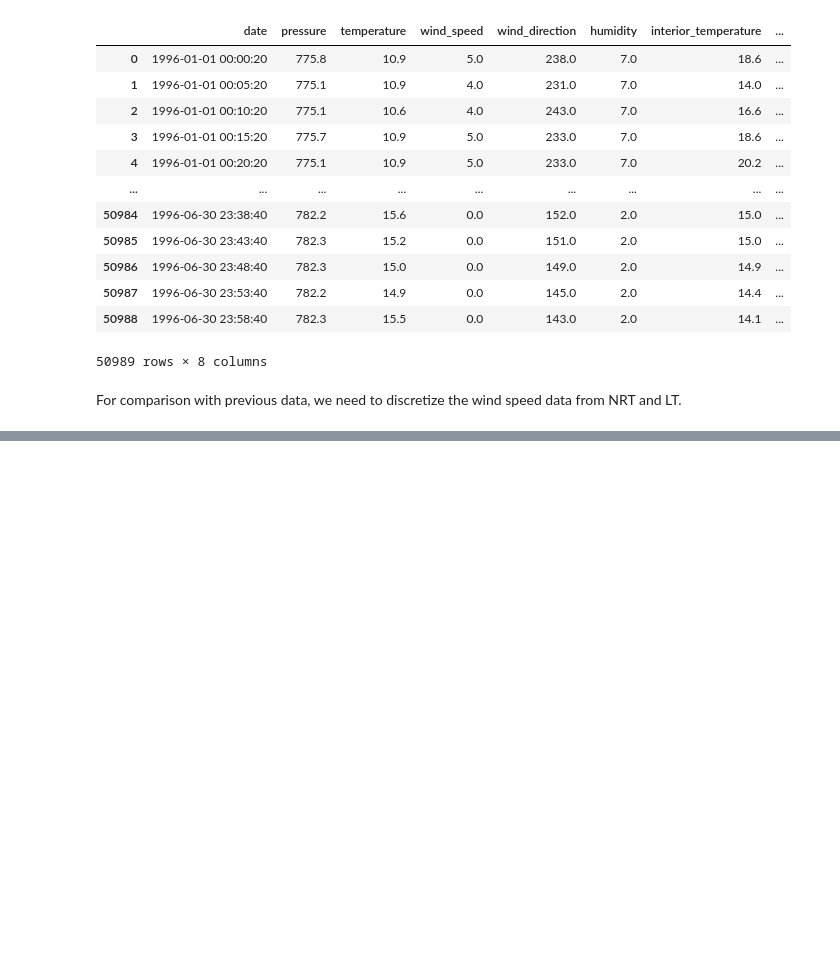
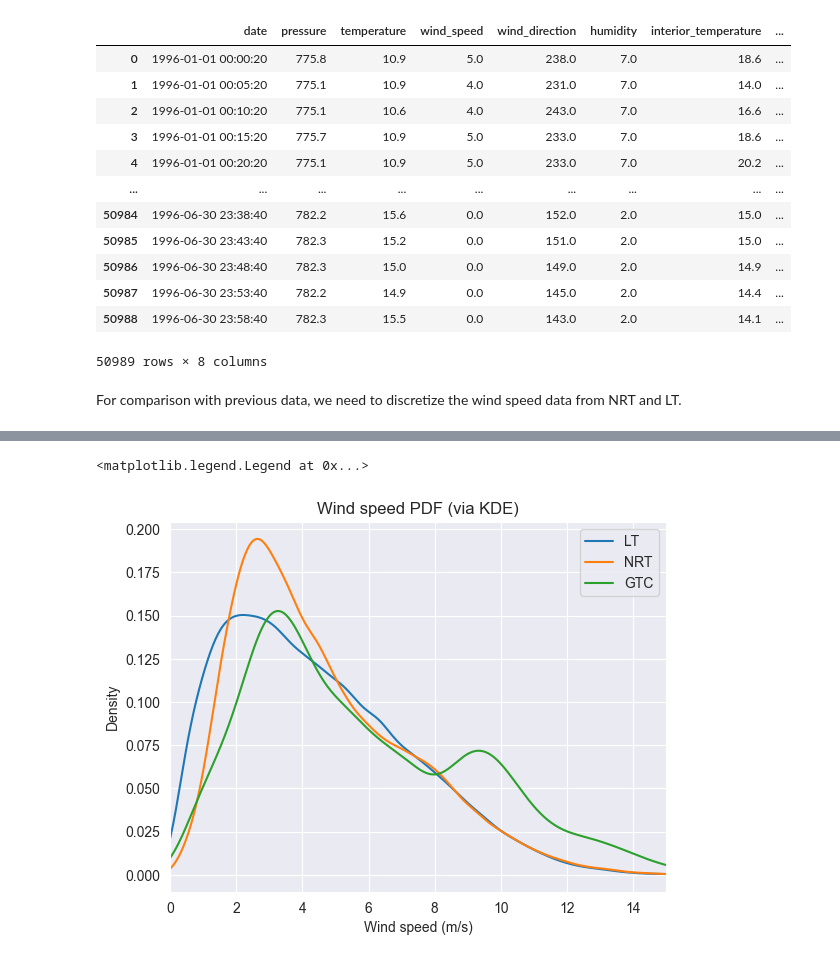
Before and after one commit to ferazuza/aspred, a Jupyter notebook: notebooks/winds.ipynb, the cells around one changed output, grey strips where cells are left out. Cells and saved outputs as stored; diff of their text form; code cells hidden in the pictures; blank space fills up the shorter version.

```diff
--- a/notebooks/winds.ipynb
+++ b/notebooks/winds.ipynb
@@ -334,0 +337,4 @@ Text(0.5, 1.0, 'Wind speed distribution (CMT vs NRT)')
+# %%
+from aspred.connector import import_from_gtc
+
+df_gtc = import_from_gtc()
@@ -334,0 +357,11 @@ Text(0.5, 1.0, 'Wind speed distribution (CMT vs NRT)')
+# %%
+df_gtc_restricted = df_gtc[df_gtc["date"] >= "2024-02-19"]
+# %%
+df_lt_restricted["wind_speed"].plot.kde(xlim=(0, 15), title="Wind speed PDF (via KDE)")
+df_nrt_restricted["wind_speed"].plot.kde(xlim=(0, 15), title="Wind speed PDF (via KDE)")
+df_gtc_restricted["wind_speed"].plot.kde(xlim=(0, 15), title="Wind speed PDF (via KDE)")
+plt.xlabel(xlabel="Wind speed (m/s)")
+plt.legend(["LT", "NRT", "GTC"])
+# %% [output]
+<matplotlib.legend.Legend at 0x...>
+[figure, added]
```
Also changed, not shown: parts of 19 cells of this notebook, 2 other files.
